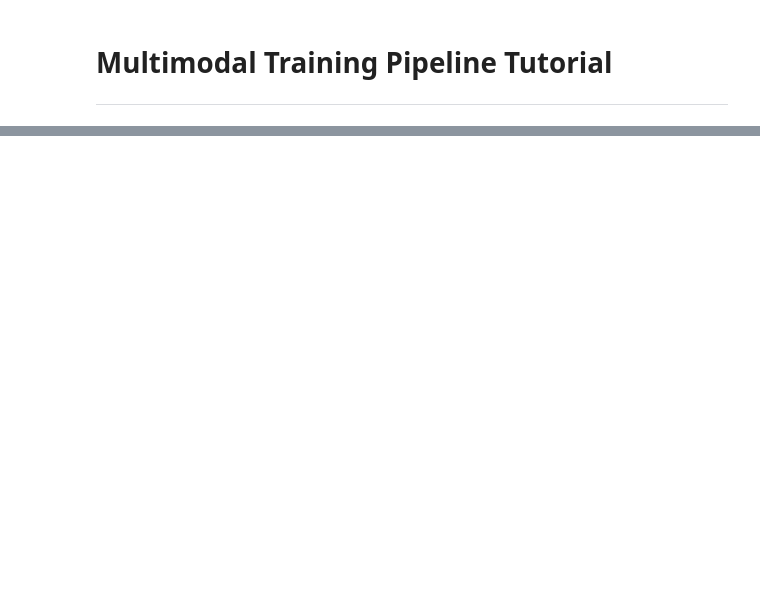
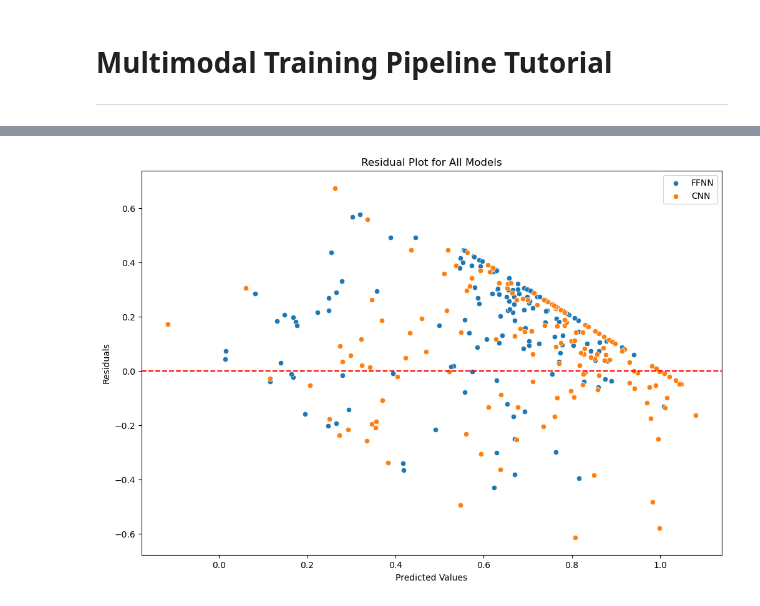
Before and after one commit to LucianoDeben/5ARG45, a Jupyter notebook: notebooks/multimodal_pipeline.ipynb, the cells around one changed output, grey strips where cells are left out. Cells and saved outputs as stored; diff of their text form; code cells hidden in the pictures; blank space fills up the shorter version.

```diff
--- a/notebooks/multimodal_pipeline.ipynb
+++ b/notebooks/multimodal_pipeline.ipynb
@@ -88,0 +221,85 @@ Data(x=[66, 15], edge_index=[2, 140], edge_attr=[140, 13], y=[1])
+# %%
+device = torch.device("cuda" if torch.cuda.is_available() else "cpu")
+
+# Define models
+ffnn = FFNN(input_dim=X_train.shape[1], hidden_dim=128, output_dim=1)
+cnn = CNN(input_dim=X_train.shape[1], hidden_dim=64, output_dim=1)
+
+# Define loss function and optimizer
+criterion = torch.nn.SmoothL1Loss()  # Huber Loss, robust to outliers
+ffnn_optimizer = torch.optim.AdamW(ffnn.parameters(), lr=0.001, weight_decay=1e-5)
+cnn_optimizer = torch.optim.AdamW(cnn.parameters(), lr=0.001, weight_decay=1e-5)
+
+# Learning rate schedulers
+ffnn_scheduler = torch.optim.lr_scheduler.ReduceLROnPlateau(
+    ffnn_optimizer, mode="min", patience=3, factor=0.5
+)
+cnn_scheduler = torch.optim.lr_scheduler.ReduceLROnPlateau(
+    cnn_optimizer, mode="min", patience=3, factor=0.5
+)
+
+# Train FFNN
+print("Training FFNN...")
+ffnn_train_losses, ffnn_val_losses = train_unimodal_model(
+    ffnn,
+    train_trans_loader,
+    val_trans_loader,
+    criterion,
+    ffnn_optimizer,
+    ffnn_scheduler,
+    epochs=50,
+    device=device,
+    gradient_clipping=1.0,  # Prevent exploding gradients
+    early_stopping_patience=5,  # Stop early if no improvement
+)
+
+# Train CNN
+print("Training CNN...")
+cnn_train_losses, cnn_val_losses = train_unimodal_model(
+    cnn,
+    train_trans_loader,
+    val_trans_loader,
+    criterion,
+    cnn_optimizer,
+    cnn_scheduler,
+    epochs=50,
+    device=device,
+    gradient_clipping=1.0,
+    early_stopping_patience=5,
+)
+
+# Evaluate FFNN
+print("Evaluating FFNN...")
+ffnn_test_loss, ffnn_y_true, ffnn_y_pred, ffnn_metrics = evaluate_unimodal_model(
+    ffnn, test_trans_loader, criterion, device, calculate_metrics=True
+)
+print(
+    f"FFNN Test Loss: {ffnn_test_loss:.4f}, "
+    f"MSE: {ffnn_metrics['MSE']:.4f}, "
+    f"MAE: {ffnn_metrics['MAE']:.4f}, "
+    f"R²: {ffnn_metrics['R²']:.4f}, "
+    f"Pearson: {ffnn_metrics['Pearson Correlation']:.4f}"
+)
+
+# Evaluate CNN
+print("Evaluating CNN...")
+cnn_test_loss, cnn_y_true, cnn_y_pred, cnn_metrics = evaluate_unimodal_model(
+    cnn, test_trans_loader, criterion, device, calculate_metrics=True
+)
+print(
+    f"CNN Test Loss: {cnn_test_loss:.4f}, "
+    f"MSE: {cnn_metrics['MSE']:.4f}, "
+    f"MAE: {cnn_metrics['MAE']:.4f}, "
+    f"R²: {cnn_metrics['R²']:.4f}, "
+    f"Pearson: {cnn_metrics['Pearson Correlation']:.4f}"
+)
+
+# Create visualizations
+create_visualizations(
+    models={"FFNN": ffnn, "CNN": cnn},
+    X_test=X_test,
+    y_test=y_test,
+    train_losses={"FFNN": ffnn_train_losses, "CNN": cnn_train_losses},
+    val_losses={"FFNN": ffnn_val_losses, "CNN": cnn_val_losses},
+)
+# %% [output]
@@ -88,0 +323 @@ Data(x=[66, 15], edge_index=[2, 140], edge_attr=[140, 13], y=[1])
+[figure, added]
```
Also changed, not shown: parts of 25 cells of this notebook, 5 other files.
